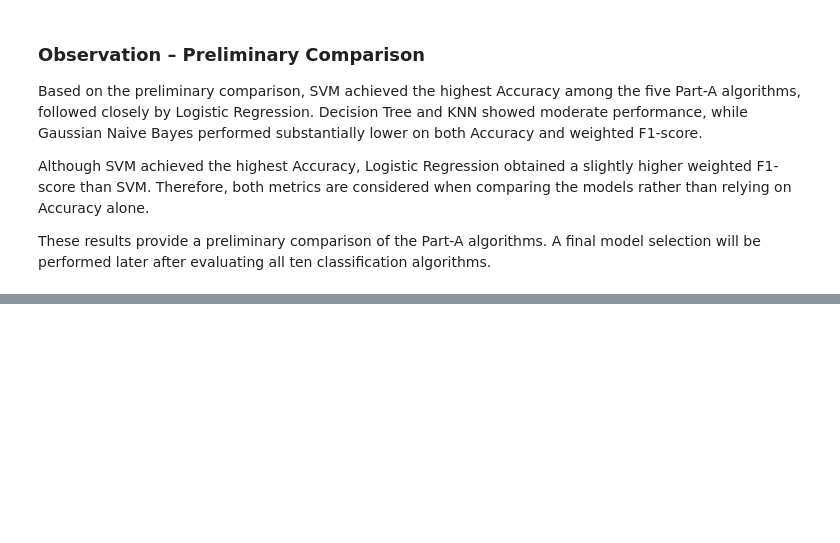
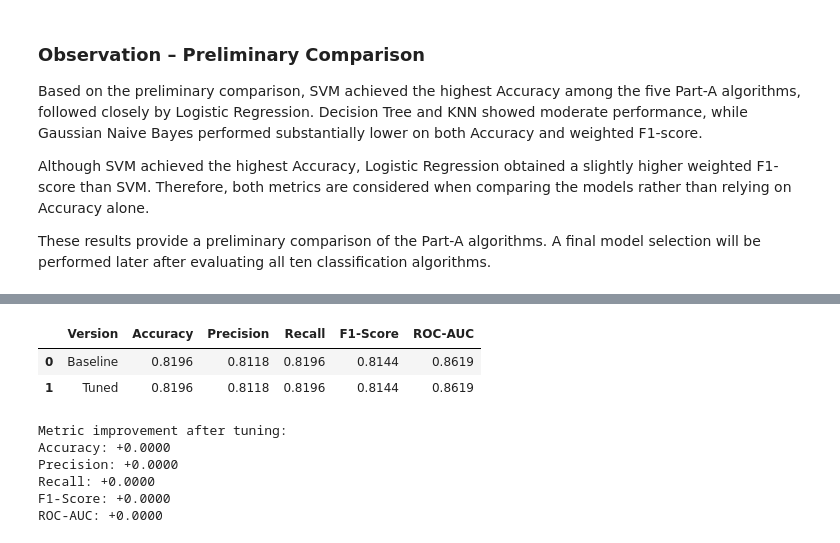
Before and after one commit to snehitha-araveti/ML-Capstone-Project-2026, a Jupyter notebook: notebooks/classification.ipynb, the cells around one changed output, grey strips where cells are left out. Cells and saved outputs as stored; diff of their text form; code cells hidden in the pictures; blank space fills up the shorter version.

```diff
--- a/notebooks/classification.ipynb
+++ b/notebooks/classification.ipynb
@@ -1366,0 +1590,39 @@ These results provide a preliminary comparison of the Part-A algorithms. A final
+# %%
+
+rf_comparison_df = pd.DataFrame([
+    {
+        "Version": "Baseline",
+        **{
+            metric: rf_baseline_metrics[metric]
+            for metric in [
+                "Accuracy", "Precision", "Recall", "F1-Score", "ROC-AUC"
+            ]
+        }
+    },
+    {
+        "Version": "Tuned",
+        **{
+            metric: rf_tuned_metrics[metric]
+            for metric in [
+                "Accuracy", "Precision", "Recall", "F1-Score", "ROC-AUC"
+            ]
+        }
+    }
+])
+
+display(rf_comparison_df.round(4))
+
+print("\nMetric improvement after tuning:")
+for metric in ["Accuracy", "Precision", "Recall", "F1-Score", "ROC-AUC"]:
+    change = rf_tuned_metrics[metric] - rf_baseline_metrics[metric]
+    print(f"{metric}: {change:+.4f}")
+# %% [output]
+|  | Version | Accuracy | Precision | Recall | F1-Score | ROC-AUC |
+| 0 | Baseline | 0.8196 | 0.8118 | 0.8196 | 0.8144 | 0.8619 |
+| 1 | Tuned | 0.8196 | 0.8118 | 0.8196 | 0.8144 | 0.8619 |
+Metric improvement after tuning:
+Accuracy: +0.0000
+Precision: +0.0000
+Recall: +0.0000
+F1-Score: +0.0000
+ROC-AUC: +0.0000
```
Also changed, not shown: parts of 26 cells of this notebook.
